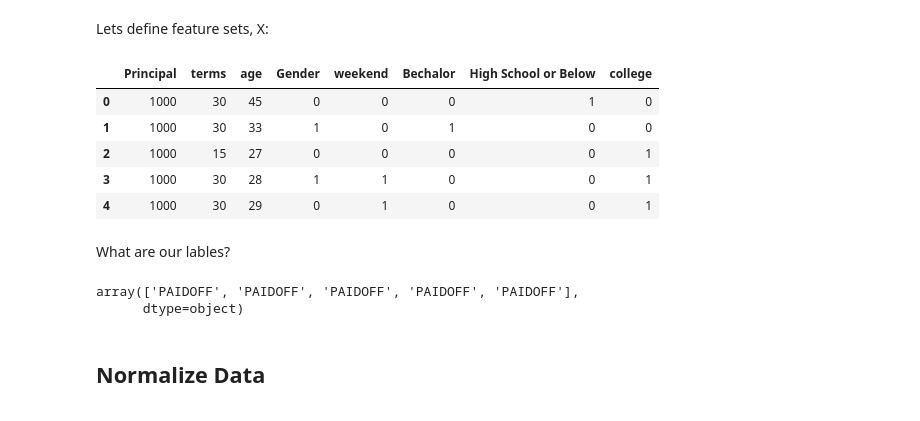
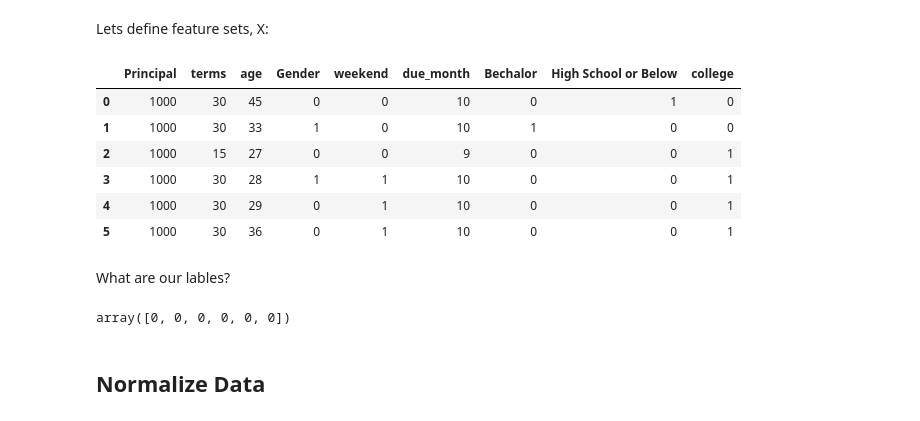
Before and after one commit to ewan-chalmers/coursera-ml-python, a Jupyter notebook: best-classifier-assignment.ipynb, the cells around one changed output. Drawn from its saved outputs; the diff is of its cells as text; code cells hidden in the pictures.

```diff
--- a/best-classifier-assignment.ipynb
+++ b/best-classifier-assignment.ipynb
@@ -159,0 +152,7 @@ df.head()
+# %%
+df['due_month'] = df['due_date'].dt.month
+bins = np.linspace(df.due_month.min(), df.due_month.max(), 12)
+g = sns.FacetGrid(df, col="Gender", hue="loan_status", palette="Set1", col_wrap=2)
+g.map(plt.hist, 'due_month', bins=bins, ec="k")
+g.axes[-1].legend()
+plt.show()
@@ -186,0 +204,3 @@ df.head()
+# %%
+df['loan_status'].replace(to_replace=['PAIDOFF','COLLECTION'], value=[0,1],inplace=True)
+df.head()
@@ -214,7 +241,7 @@ df[['Principal','terms','age','Gender','education']].head()
 # %% [markdown]
 #### Use one hot encoding technique to conver categorical varables to binary variables and append them to the feature Data Frame
 # %%
-Feature = df[['Principal','terms','age','Gender','weekend']]
+Feature = df[['Principal','terms','age','Gender','weekend', 'due_month']]
 Feature = pd.concat([Feature,pd.get_dummies(df['education'])], axis=1)
 Feature.drop(['Master or Above'], axis = 1,inplace=True)
 Feature.head()
@@ -231,22 +258,22 @@ Feature.head()
 Lets define feature sets, X:
 # %%
 X = Feature
-X[0:5]
+X[0:6]
 # %% [output]
-|  | Principal | terms | age | Gender | weekend | Bechalor | High School or Below | college |
-| 0 | 1000 | 30 | 45 | 0 | 0 | 0 | 1 | 0 |
-| 1 | 1000 | 30 | 33 | 1 | 0 | 1 | 0 | 0 |
-| 2 | 1000 | 15 | 27 | 0 | 0 | 0 | 0 | 1 |
-| 3 | 1000 | 30 | 28 | 1 | 1 | 0 | 0 | 1 |
-| 4 | 1000 | 30 | 29 | 0 | 1 | 0 | 0 | 1 |
+|  | Principal | terms | age | Gender | weekend | due_month | Bechalor | High School or Below | college |
+| 0 | 1000 | 30 | 45 | 0 | 0 | 10 | 0 | 1 | 0 |
+| 1 | 1000 | 30 | 33 | 1 | 0 | 10 | 1 | 0 | 0 |
+| 2 | 1000 | 15 | 27 | 0 | 0 | 9 | 0 | 0 | 1 |
+| 3 | 1000 | 30 | 28 | 1 | 1 | 10 | 0 | 0 | 1 |
+| 4 | 1000 | 30 | 29 | 0 | 1 | 10 | 0 | 0 | 1 |
+| 5 | 1000 | 30 | 36 | 0 | 1 | 10 | 0 | 0 | 1 |
 # %% [markdown]
 What are our lables?
 # %%
 y = df['loan_status'].values
-y[0:5]
+y[0:6]
 # %% [output]
-array(['PAIDOFF', 'PAIDOFF', 'PAIDOFF', 'PAIDOFF', 'PAIDOFF'],
-      dtype=object)
+array([0, 0, 0, 0, 0, 0])
 # %% [markdown]
 ## Normalize Data
 # %% [markdown]
```
Also changed, not shown: parts of 43 cells of this notebook.
